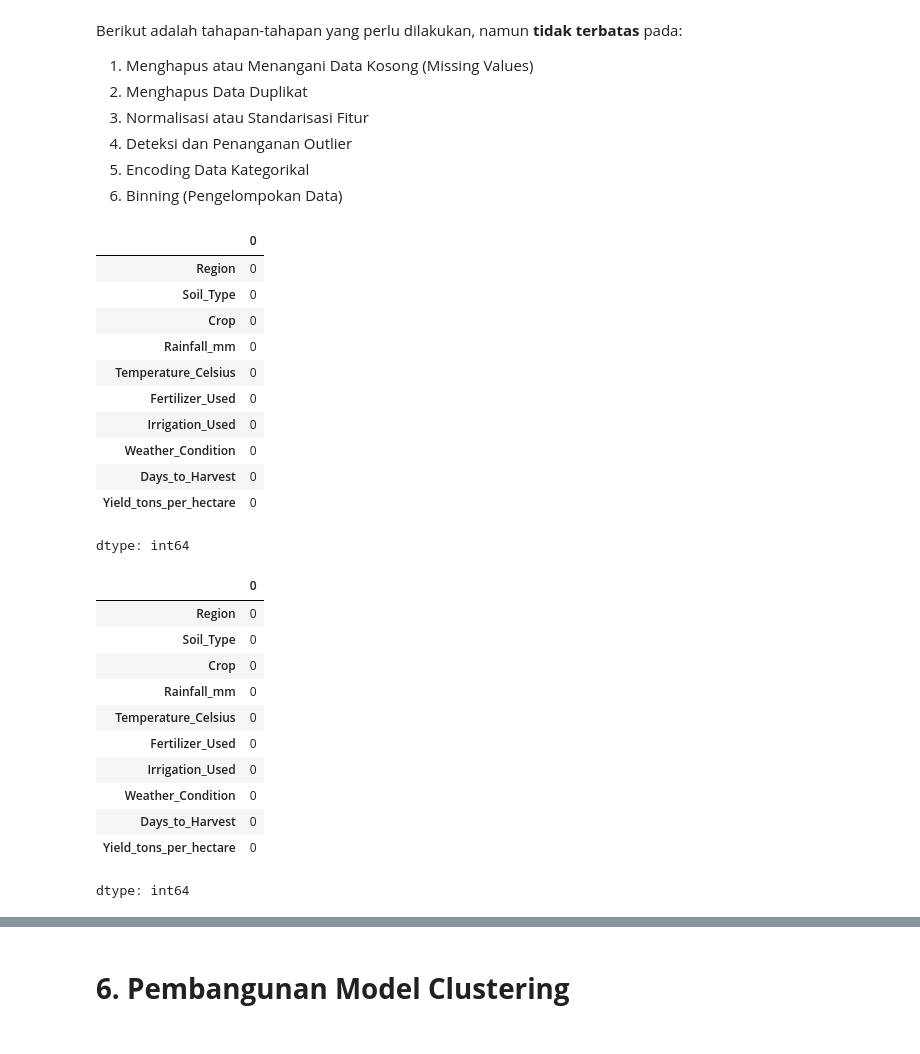
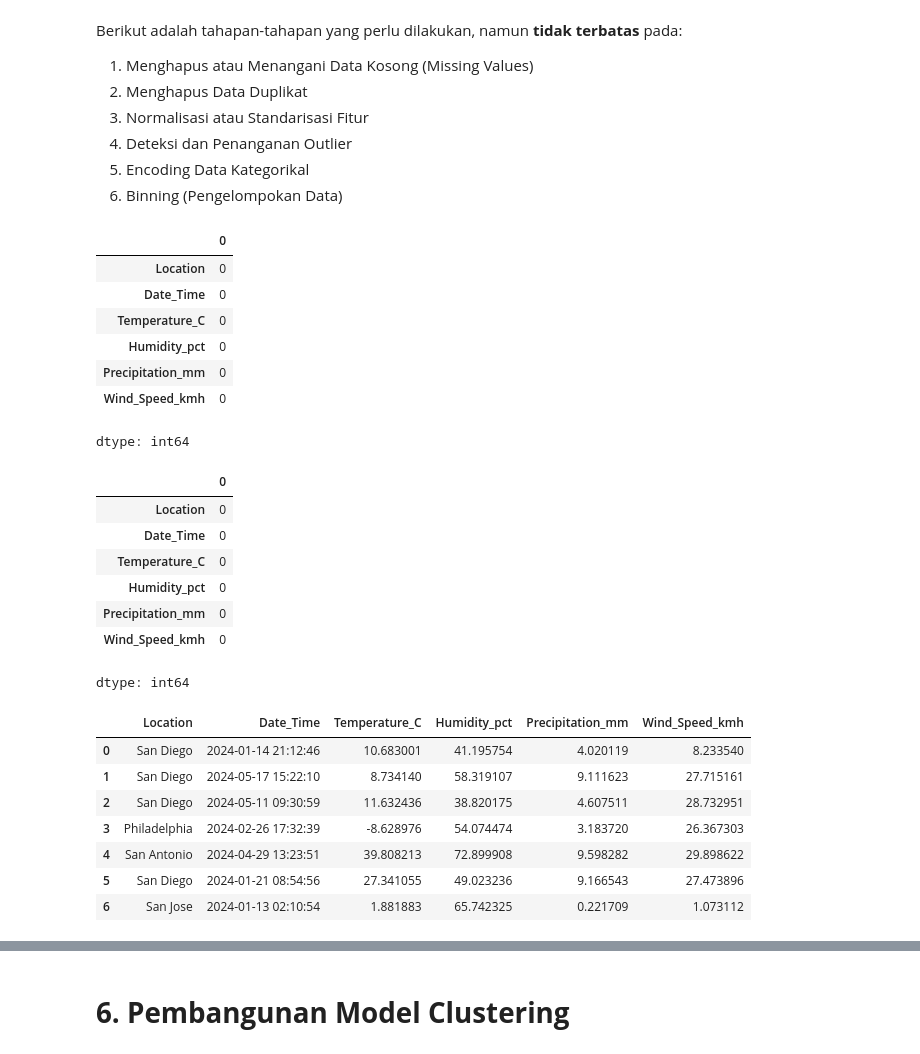
Before and after one commit to DGkurnia/cnkproject, a Jupyter notebook: BMLP_Derfansyah_Guswiranata_Kurnia_clus_ii.ipynb, the cells around one changed output, grey strips where cells are left out. Cells and saved outputs as stored; diff of their text form; code cells hidden in the pictures.

```diff
--- a/BMLP_Derfansyah_Guswiranata_Kurnia_clus_ii.ipynb
+++ b/BMLP_Derfansyah_Guswiranata_Kurnia_clus_ii.ipynb
@@ -129,6 +152,7 @@ Jika dataset berada di Google Drive, pastikan Anda menghubungkan Google Drive ke
 # %%
-#Pengunduhan dataset
-cropdf = pd.read_csv('/content/crop_yield.csv')
-cropdfc = cropdf.copy() #salinan data
-cropdfc.head(7)
+#Pembukaan dataset
+dfori = pd.read_csv('/content/weather_data.csv') #Data asli
+dfcopy = dfori.copy() #Data salinan
+#cek sampel
+dfcopy.head(7)
 # %% [output]
@@ -142,0 +167,5 @@ cropdfc.head(7)
+# %%
+#Inisiasi untuk ubah jenis data di tanggal
+dfcopy['Date_Time'] = pd.to_datetime(dfcopy['Date_Time']).copy()
+#cek jenis data setelah pengubahan
+dfcopy.info()
@@ -308,35 +321,41 @@ Berikut adalah tahapan-tahapan yang perlu dilakukan, namun **tidak terbatas** pa
 4. Deteksi dan Penanganan Outlier
 5. Encoding Data Kategorikal
 6. Binning (Pengelompokan Data)
+# %%
+#Inspeksi kolom hilangh
+dfcopy.isnull().sum()
+# %% [output]
+|  | 0 |
+| Location | 0 |
+| Date_Time | 0 |
+| Temperature_C | 0 |
+| Humidity_pct | 0 |
+| Precipitation_mm | 0 |
+| Wind_Speed_kmh | 0 |
+dtype: int64
 # %%
-#Cek kolom kosong
-cropdfc.isna().sum()
+#Inspeksi kolom kosong
+dfcopy.isna().sum()
 # %% [output]
 |  | 0 |
-| Region | 0 |
-| Soil_Type | 0 |
-| Crop | 0 |
-| Rainfall_mm | 0 |
-| Temperature_Celsius | 0 |
-| Fertilizer_Used | 0 |
-| Irrigation_Used | 0 |
-| Weather_Condition | 0 |
-| Days_to_Harvest | 0 |
-| Yield_tons_per_hectare | 0 |
+| Location | 0 |
+| Date_Time | 0 |
+| Temperature_C | 0 |
+| Humidity_pct | 0 |
+| Precipitation_mm | 0 |
+| Wind_Speed_kmh | 0 |
 dtype: int64
-# %%
-#cek kolom hilang
-cropdfc.isnull().sum()
-# %% [output]
-|  | 0 |
-| Region | 0 |
-| Soil_Type | 0 |
-| Crop | 0 |
-| Rainfall_mm | 0 |
-| Temperature_Celsius | 0 |
-| Fertilizer_Used | 0 |
-| Irrigation_Used | 0 |
-| Weather_Condition | 0 |
-| Days_to_Harvest | 0 |
-| Yield_tons_per_hectare | 0 |
-dtype: int64
+# %%
+#Penghapusan data duplikat
+dfcopy = dfcopy.drop_duplicates().copy()
+#lihat hasil
+dfcopy.head(7)
+# %% [output]
+|  | Location | Date_Time | Temperature_C | Humidity_pct | Precipitation_mm | Wind_Speed_kmh |
+| 0 | San Diego | 2024-01-14 21:12:46 | 10.683001 | 41.195754 | 4.020119 | 8.233540 |
+| 1 | San Diego | 2024-05-17 15:22:10 | 8.734140 | 58.319107 | 9.111623 | 27.715161 |
+| 2 | San Diego | 2024-05-11 09:30:59 | 11.632436 | 38.820175 | 4.607511 | 28.732951 |
+| 3 | Philadelphia | 2024-02-26 17:32:39 | -8.628976 | 54.074474 | 3.183720 | 26.367303 |
+| 4 | San Antonio | 2024-04-29 13:23:51 | 39.808213 | 72.899908 | 9.598282 | 29.898622 |
+| 5 | San Diego | 2024-01-21 08:54:56 | 27.341055 | 49.023236 | 9.166543 | 27.473896 |
+| 6 | San Jose | 2024-01-13 02:10:54 | 1.881883 | 65.742325 | 0.221709 | 1.073112 |
```
Also changed, not shown: parts of 78 cells of this notebook.
